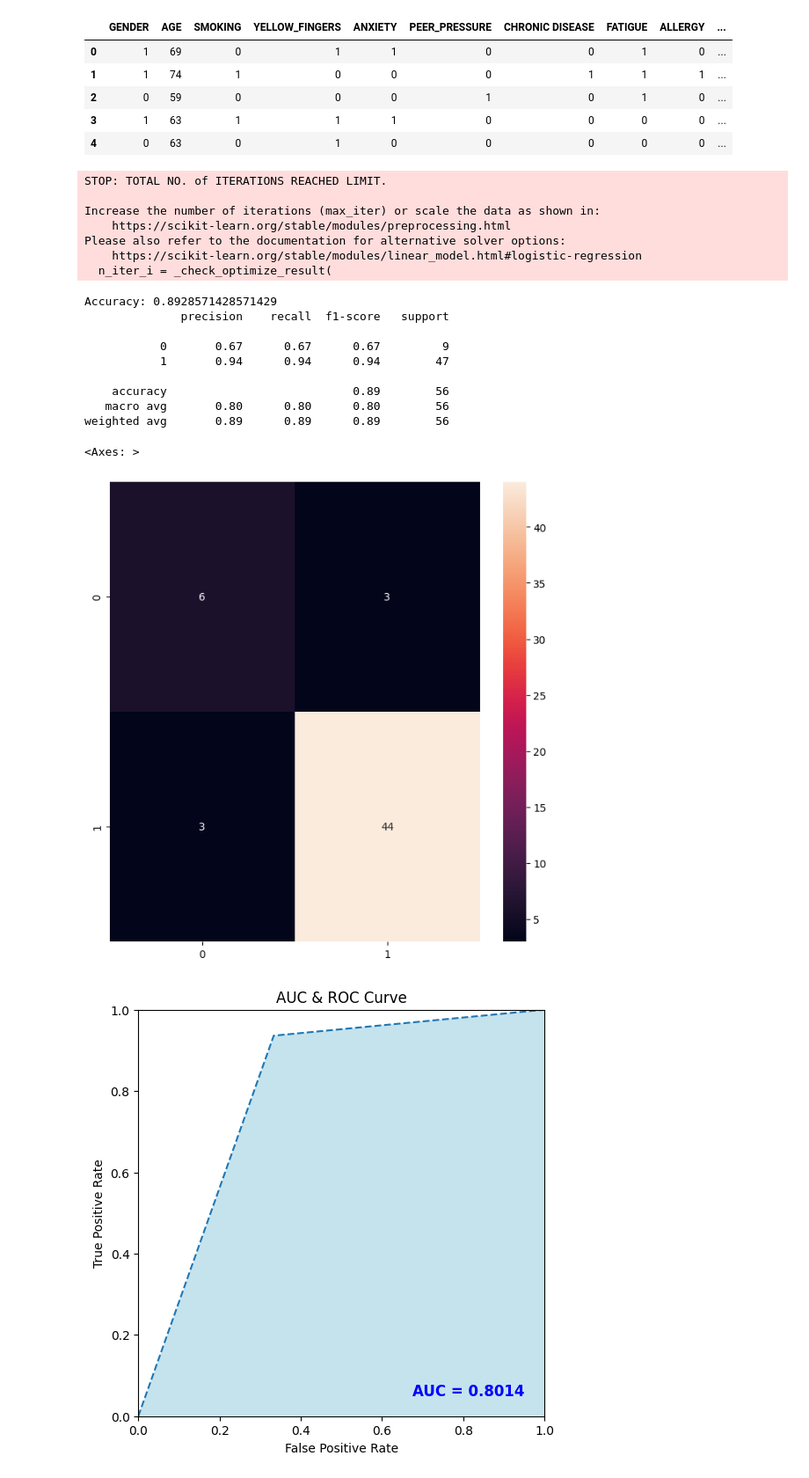
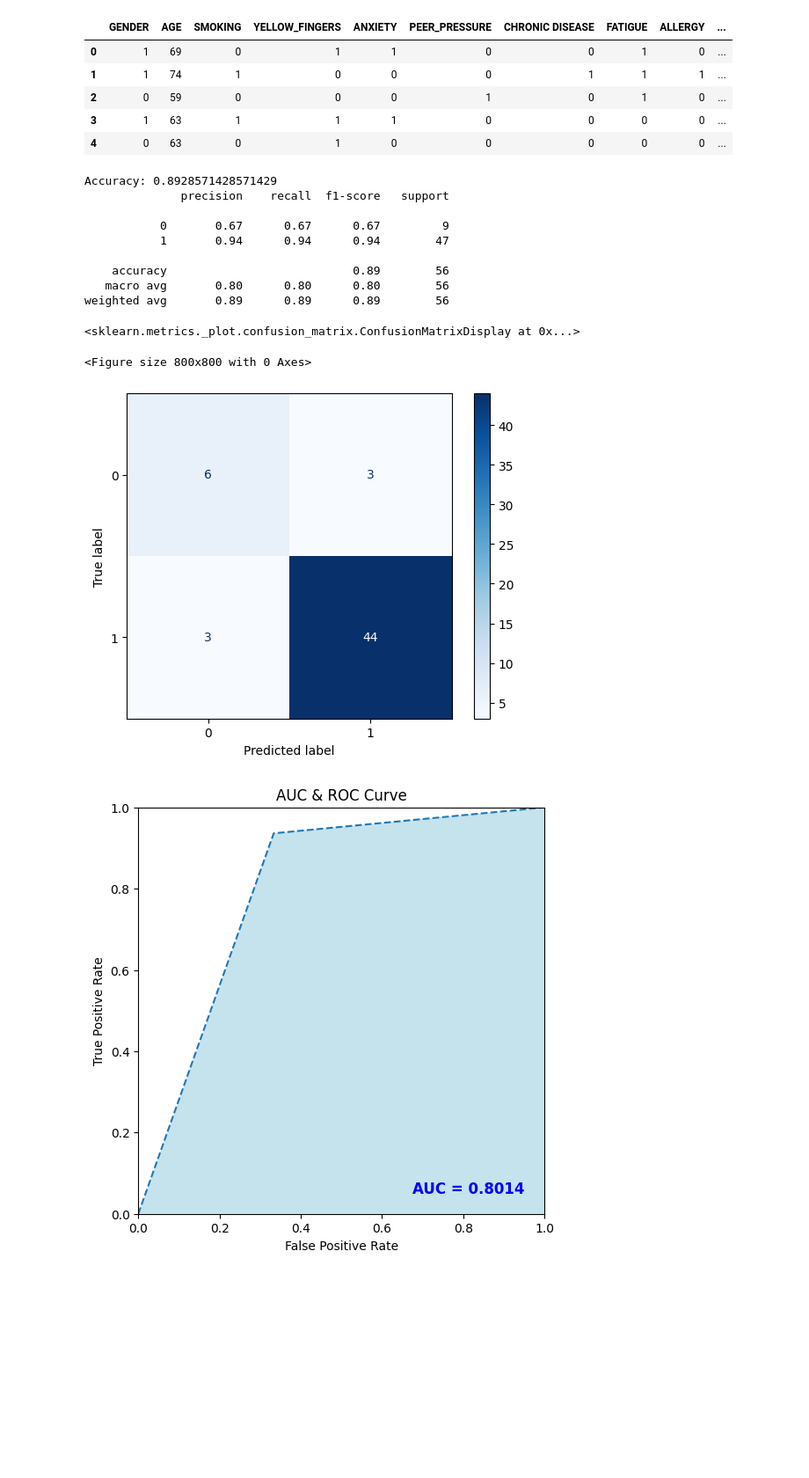
Before and after one commit to cancer-estimator/model, a Jupyter notebook: analysis/logistic-regression-lung-cancer-dataset-one-50_50_cut.ipynb, the cells around one changed output. Shown at 88% size. Drawn from its saved outputs; the diff is of its cells as text; code cells hidden in the pictures; blank space fills up the shorter version.

```diff
--- a/analysis/logistic-regression-lung-cancer-dataset-one-50_50_cut.ipynb
+++ b/analysis/logistic-regression-lung-cancer-dataset-one-50_50_cut.ipynb
@@ -132,36 +133,31 @@ from sklearn.metrics import accuracy_score
 # %%
 model = LogisticRegression()
 model.fit(X_train, y_train)
 def custom_predict(X, threshold):
     probs = model.predict_proba(X)
     return (probs[:, 1] > threshold).astype(int)
 
 new_preds = custom_predict(X=X_test, threshold=0.5)
 accuracy = accuracy_score(y_test, new_preds)
 print("Accuracy:", accuracy)
 print(classification_report(y_test, new_preds))
 matriz_confusão = confusion_matrix(y_test, new_preds)
 plt.figure(figsize=(8,8))
-sns.heatmap(matriz_confusão,annot=True)
+disp = ConfusionMatrixDisplay(confusion_matrix=matriz_confusão)
+disp.plot(cmap=plt.cm.Blues)
 # %% [output]
-STOP: TOTAL NO. of ITERATIONS REACHED LIMIT.
+Accuracy: 0.8928571428571429
+              precision    recall  f1-score   support
 
-Increase the number of iterations (max_iter) or scale the data as shown in:
-    https://scikit-learn.org/stable/modules/preprocessing.html
-Please also refer to the documentation for alternative solver options:
-    https://scikit-learn.org/stable/modules/linear_model.html#logistic-regression
-  n_iter_i = _check_optimize_result(
+           0       0.67      0.67      0.67         9
+           1       0.94      0.94      0.94        47
+
+    accuracy                           0.89        56
+   macro avg       0.80      0.80      0.80        56
+weighted avg       0.89      0.89      0.89        56
-Accuracy: 0.8928571428571429
-              precision    recall  f1-score   support
-
-           0       0.67      0.67      0.67         9
-           1       0.94      0.94      0.94        47
-
-    accuracy                           0.89        56
-   macro avg       0.80      0.80      0.80        56
-weighted avg       0.89      0.89      0.89        56
+<sklearn.metrics._plot.confusion_matrix.ConfusionMatrixDisplay at 0x...>
-<Axes: >
+<Figure size 800x800 with 0 Axes>
-[figure, old version]
+[figure, new version]
 # %%
 from sklearn import metrics
 auc = metrics.roc_auc_score(y_test, new_preds)
```
Also changed, not shown: parts of 2 cells of this notebook, 4 other files.
